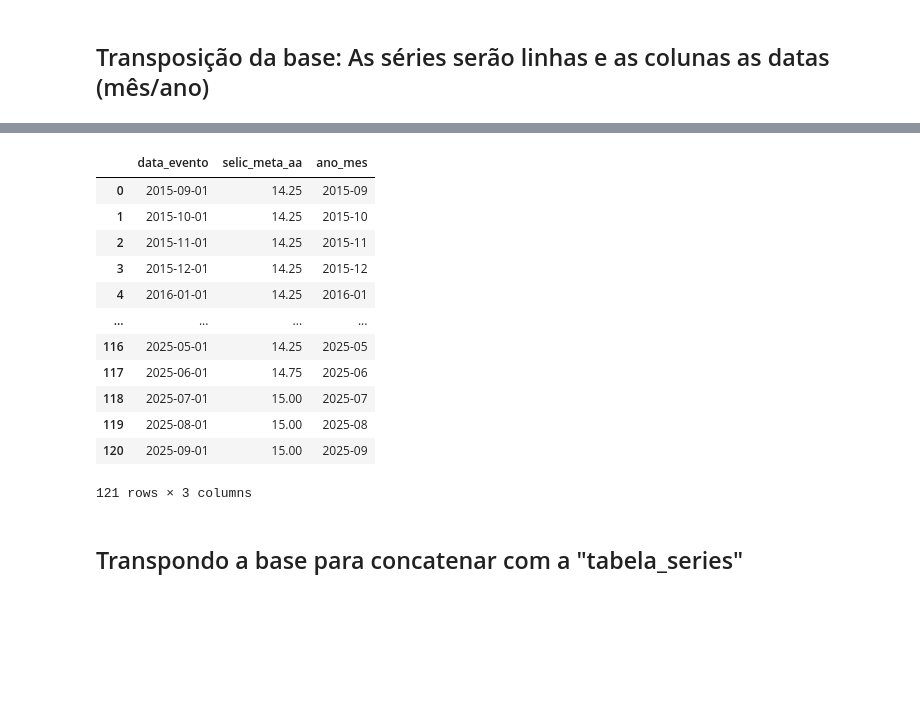
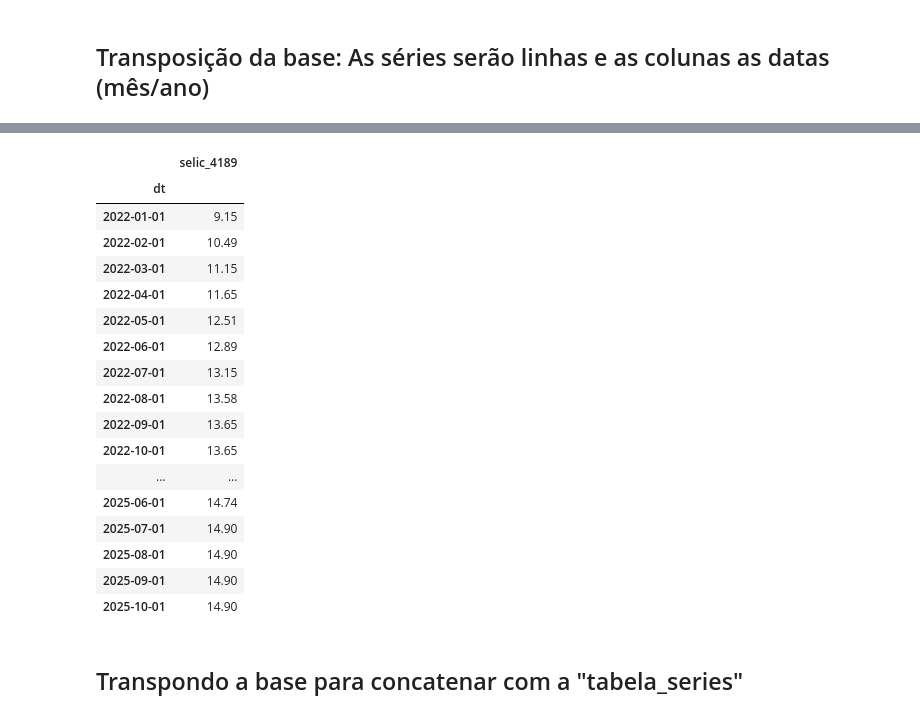
Before and after one commit to akemitti/Inteligencia-Artificial, a Jupyter notebook: prev_series_temporais.ipynb, the cells around one changed output, grey strips where cells are left out. Saved outputs shown, nothing was run; the diff lists cells and outputs as text; code cells hidden in the pictures; blank space fills up the shorter version.

```diff
--- a/prev_series_temporais.ipynb
+++ b/prev_series_temporais.ipynb
@@ -77,10 +77,10 @@ def baixar_varias(codigos: list[int], data_inicial: str, data_final: str) -> pd.
     return df_todas.set_index("dt").sort_index().asfreq("MS")
 
 # conjuntos de séries que serão utilizadas na análise
-CODIGOS_LIVRES = [20635, 20662, 20634, 20718, 20740, 20717, 20787, 20809, 20786]
+CODIGOS_LIVRES = [20635, 20662, 20634, 20718, 20740, 20717, 20787, 20809, 20786, 21085, 21086, 21112]
 CODIGOS_ICC_LIVRES = [25355, 25356, 25354]  # opcional
 
-CODIGOS_DIRECIONADOS = [20686, 20698, 20685, 20757, 20768, 20756, 20826, 20837, 20825]
+CODIGOS_DIRECIONADOS = [20686, 20698, 20685, 20757, 20768, 20756, 20826, 20837, 20825, 21132, 21133, 21145]
 CODIGOS_ICC_DIRECIONADOS = [25358, 25359, 25357]  # opcional
 
 INCLUIR_ICC = True
@@ -88,7 +88,7 @@ CODIGOS_LIVRES_FINAIS = CODIGOS_LIVRES + (CODIGOS_ICC_LIVRES if INCLUIR_ICC else
 CODIGOS_DIRECIONADOS_FINAIS = CODIGOS_DIRECIONADOS + (CODIGOS_ICC_DIRECIONADOS if INCLUIR_ICC else [])
 
 # datas-alvo
-DATA_INICIAL = "01/01/2016"
+DATA_INICIAL = "01/01/2022"
 DATA_FINAL = datetime.today().strftime("%d/%m/%Y")
 
 # baixa e organiza
@@ -324,53 +354,26 @@ A Selic é o **principal instrumento do Banco Central para controlar a inflaçã
 # %%
-# 1) Ler CSV da Selic e obter a meta vigente mensal (% a.a.)
-caminho_csv = Path("meta-para-a-taxa-selic.csv")
-
-# ler CSV
-try:
-    df_selic = pd.read_csv(caminho_csv, sep=';', encoding='utf-8-sig')
-except UnicodeDecodeError:
-    df_selic = pd.read_csv(caminho_csv, sep=';', encoding='latin-1')
-
-# renomear
-df_selic = df_selic.rename(columns={
-    "DateTime": "data_evento",
-    "Meta para a taxa Selic": "selic_meta_aa"
-})
-
-# parse ISO, filtra nulos
-df_selic["data_evento"] = pd.to_datetime(df_selic["data_evento"], format="%Y-%m-%d", errors="coerce")
-df_selic = df_selic.dropna(subset=["data_evento"])
-
-# reduzir p/ ano-mês e ancorar no 1º dia do mês
-df_selic["data_evento"] = df_selic["data_evento"].dt.to_period("M").dt.to_timestamp()
-
-# ordena e remove duplicatas mensais (fica com o último registro do mês)
-df_selic = (df_selic.sort_values("data_evento")
-                     .drop_duplicates(subset=["data_evento"], keep="last")
-                     .reset_index(drop=True))
-
-# normalizando igual fizemos com a tabela do sgs
-df_selic["selic_meta_aa"] = pd.to_numeric(
-    df_selic["selic_meta_aa"].astype(str).str.replace(",", "."),
-    errors="coerce"
-)
-
-df_selic["ano_mes"] = df_selic["data_evento"].dt.strftime("%Y-%m")
-
+# Selic (SGS 4189) no mesmo padrão das demais séries
+df_selic = baixar_varias([4189], DATA_INICIAL, DATA_FINAL)  # índice mensal "MS", com ffill
+df_selic = df_selic.rename(columns={"sgs_4189": "selic_4189"})  # nome amigável (opcional)
 df_selic
 # %% [output]
-|  | data_evento | selic_meta_aa | ano_mes |
-| 0 | 2015-09-01 | 14.25 | 2015-09 |
-| 1 | 2015-10-01 | 14.25 | 2015-10 |
-| 2 | 2015-11-01 | 14.25 | 2015-11 |
-| 3 | 2015-12-01 | 14.25 | 2015-12 |
-| 4 | 2016-01-01 | 14.25 | 2016-01 |
-| ... | ... | ... | ... |
-| 116 | 2025-05-01 | 14.25 | 2025-05 |
-| 117 | 2025-06-01 | 14.75 | 2025-06 |
-| 118 | 2025-07-01 | 15.00 | 2025-07 |
-| 119 | 2025-08-01 | 15.00 | 2025-08 |
-| 120 | 2025-09-01 | 15.00 | 2025-09 |
+|  | selic_4189 |
+| dt |  |
+| 2022-01-01 | 9.15 |
+| 2022-02-01 | 10.49 |
+| 2022-03-01 | 11.15 |
+| 2022-04-01 | 11.65 |
+| 2022-05-01 | 12.51 |
+| 2022-06-01 | 12.89 |
+| 2022-07-01 | 13.15 |
+| 2022-08-01 | 13.58 |
+| 2022-09-01 | 13.65 |
+| 2022-10-01 | 13.65 |
+| ... | ... |
+| 2025-06-01 | 14.74 |
+| 2025-07-01 | 14.90 |
+| 2025-08-01 | 14.90 |
+| 2025-09-01 | 14.90 |
+| 2025-10-01 | 14.90 |
-121 rows × 3 columns
 # %% [markdown]
 ## Transpondo a base para concatenar com a "tabela_series"
```
Also changed, not shown: parts of 12 cells of this notebook, 1 other file.
